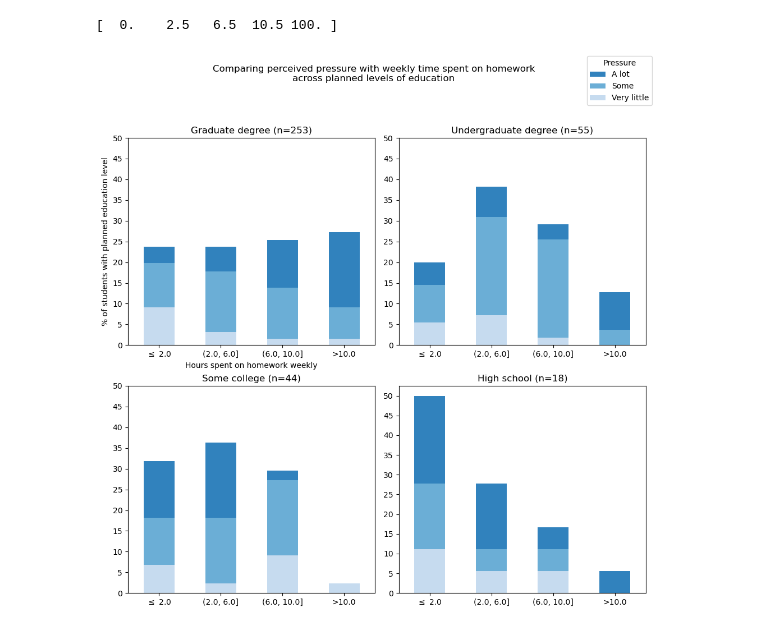
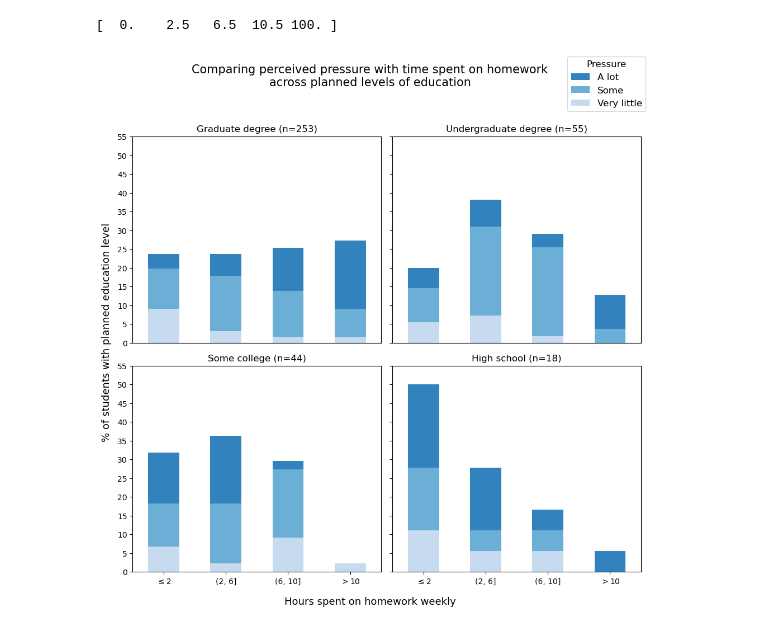
Before and after one commit to k-uu/data_vis, a Jupyter notebook: explore.ipynb, the cells around one changed output. Saved outputs shown, nothing was run; the diff lists cells and outputs as text; code cells hidden in the pictures.

```diff
--- a/explore.ipynb
+++ b/explore.ipynb
@@ -523,50 +529,59 @@ study_q, bins = pd.cut(study_hrs, edges, labels=False, retbins=True)
 [  0.    2.5   6.5  10.5 100. ]
 # %%
 fig, axes = plt.subplots(2,2)
-fig.set_size_inches(10, 10)
+w, h = 10, 10
+fig.set_size_inches(w, h)
 levels = ['Graduate degree', 'Undergraduate degree', 'Some college',
                     'High school']
 
 tab20c = plt.color_sequences["tab20c"]
 colors = [tab20c[i] for i in [3, 1, 0]]
-y_range = np.arange(0, 55, 5)
+y_range = np.arange(0, 60, 5)
 
 # Pooled quartiles
 study_q, bins = pd.qcut(study_hrs, q=4, labels=False,
                             retbins=True)
 
 for level, ax in zip(levels, axes.flatten()):
 
     mask = ed_level == level
     # determine the total number of students in the table.
     n_students = np.sum(mask) - \
     np.sum(np.isnan(study_hrs[mask]) | pd.isna(ed['Pressure from schoolwork']))
 
     ct = pd.crosstab(study_q[mask], ed['Pressure from schoolwork'],
                     rownames=['Hours doing homework'], normalize='all')
     ct = ct.map(lambda x: x*100)
     ct.plot(kind='bar', ax=ax, legend=False, xlabel="",
             stacked=True, color=colors)
     ax.set_title(f"{level} (n={n_students})")
-
-    x_ticks = [f"$\\leq$ {bins[1]}", f"({bins[1]}, {bins[2]}]",
-               f"({bins[2]}, {bins[3]}]", f">{bins[3]}"]
+    bins = bins.astype(int)
+    x_ticks = [f"$\\leq${bins[1]}", f"({bins[1]}, {bins[2]}]",
+               f"({bins[2]}, {bins[3]}]", f"$>${bins[3]}"]
     ax.set_xticks(range(len(x_ticks)), labels=x_ticks, rotation=0)
-    ax.set_yticks(y_range)
+    ax.set_yticks(y_range, labels=y_range)
 
 # Create shared legend.
 handles, labels = axes[0, 0].get_legend_handles_labels()
 fig.legend(handles[::-1], labels[::-1], loc='upper right',
-           title='Pressure')
+           title='Pressure', fontsize=w*1.2, title_fontsize=w*1.2)
 
-# Create a shared x label at top left
-axes[0, 0].set_xlabel("Hours spent on homework weekly")
-axes[0, 0].set_ylabel("% of students with planned education level")
+# Create a shared x label
+fig.supxlabel("Hours spent on homework weekly", fontsize=w*1.3)
+# Create a shared y label
+fig.supylabel("% of students with planned education level", fontsize=h*1.3)
 
-fig.suptitle("Comparing perceived pressure with weekly time spent on homework\n" \
-             "across planned levels of education")
+axes[0,1].set_yticks(y_range, labels=[])
+axes[1,1].set_yticks(y_range, labels=[])
+
+axes[0,0].set_xticks([])
+axes[0,1].set_xticks([])
+
+
+fig.suptitle("Comparing perceived pressure with time spent on homework\n" \
+             "across planned levels of education", fontsize=w*1.5)
 fig.tight_layout()
 plt.subplots_adjust(top=0.85)
 plt.show()
 # %% [output]
-[figure, old version]
+[figure, new version]
```
Also changed, not shown: parts of 1 cell of this notebook, 24 other files.
